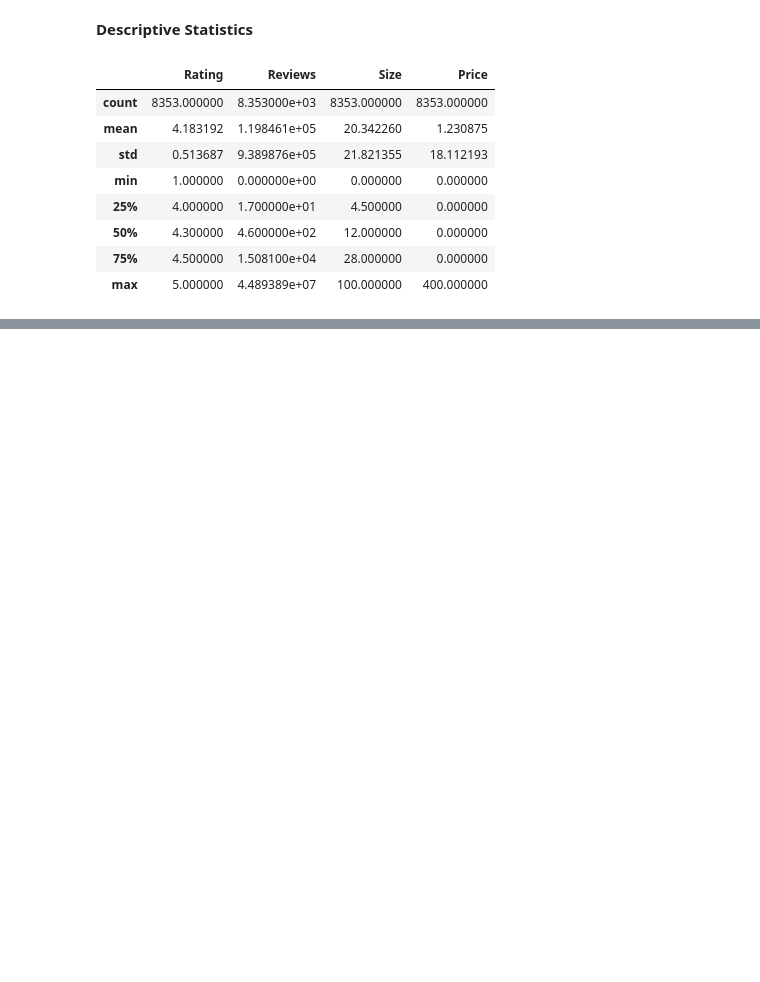
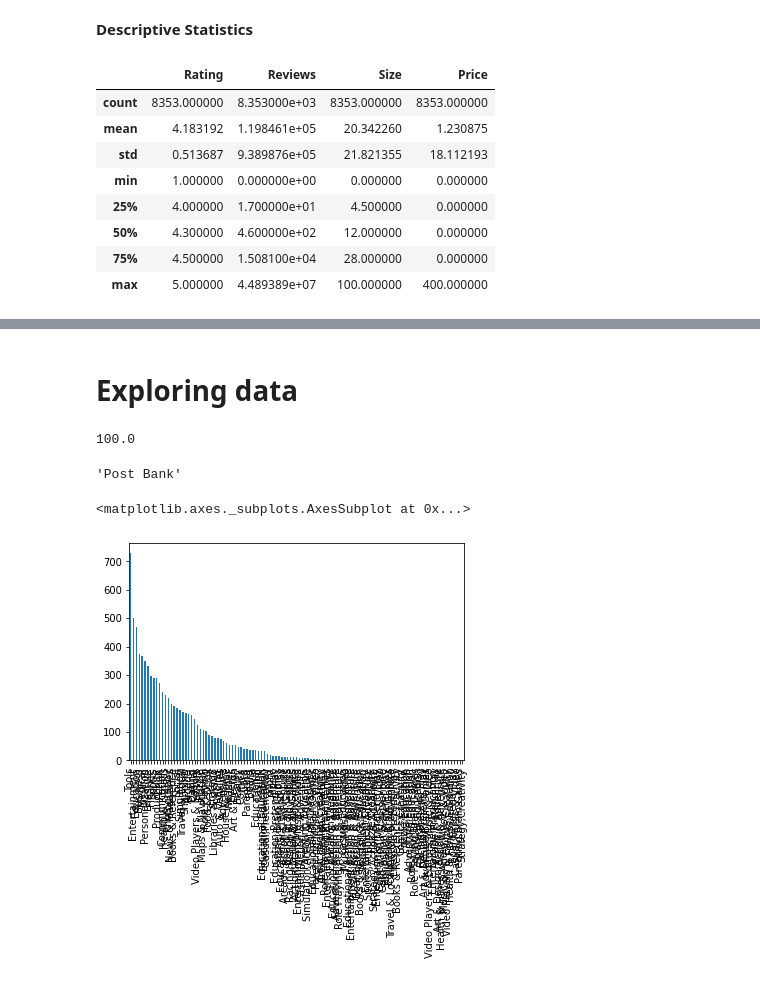
Before and after one commit to anasabbad/Play-Store-App-Review-Analysis--EDA-Capstone, a Jupyter notebook: Play_Store_App_Review_Analysis_Capstone_Project.ipynb, the cells around one changed output, grey strips where cells are left out. Cells and saved outputs as stored; diff of their text form; code cells hidden in the pictures; blank space fills up the shorter version.

```diff
--- a/Play_Store_App_Review_Analysis_Capstone_Project.ipynb
+++ b/Play_Store_App_Review_Analysis_Capstone_Project.ipynb
@@ -405,0 +424,18 @@ data.head()
+# %% [markdown]
+# **Exploring data**
+# %%
+#Size of the biggest app
+data['Size'].max()
+# %% [output]
+100.0
+# %%
+#findin the App that has largest size
+data.loc[data['Size'].idxmax(),'App']
+# %% [output]
+'Post Bank'
+# %%
+fig, ax = plt.subplots()
+data['Genres'].value_counts().plot(ax=ax, kind='bar')
+# %% [output]
+<matplotlib.axes._subplots.AxesSubplot at 0x...>
+[figure, added]
```
Also changed, not shown: parts of 17 cells of this notebook.
